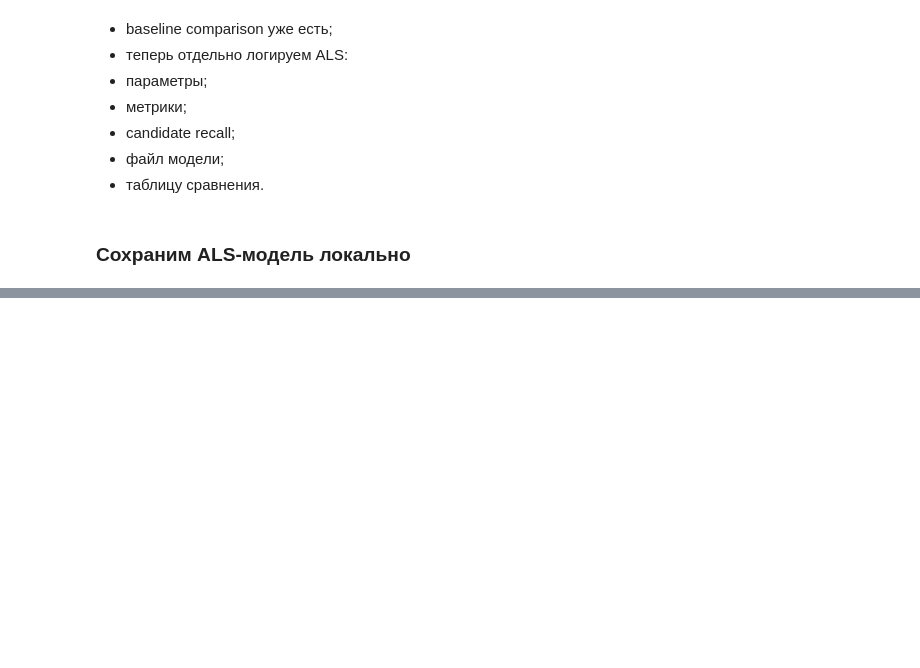
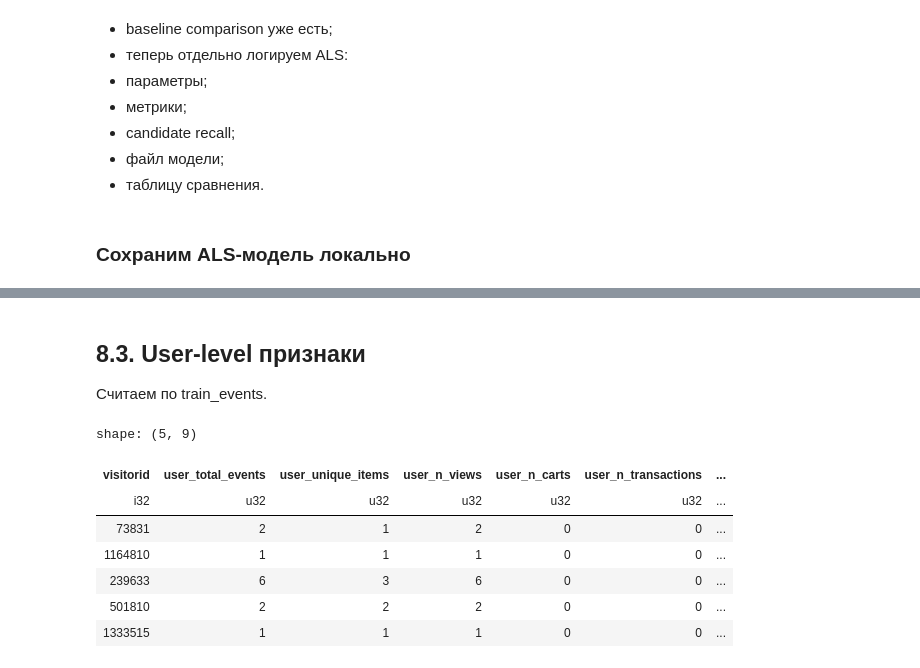
Before and after one commit to Manaam9/ecommerce-recsys, a Jupyter notebook: notebooks/02_modeling.ipynb, the cells around one changed output, grey strips where cells are left out. Cells and saved outputs as stored; diff of their text form; code cells hidden in the pictures; blank space fills up the shorter version.

```diff
--- a/notebooks/02_modeling.ipynb
+++ b/notebooks/02_modeling.ipynb
@@ -1674,0 +1821,39 @@ NameError: name 'joblib' is not defined
+# %% [markdown]
+## 8.3. User-level признаки
+
+Считаем по train_events.
+# %%
+user_features = (
+    train_events.group_by("visitorid")
+    .agg(
+        [
+            pl.len().alias("user_total_events"),
+            pl.col("itemid").n_unique().alias("user_unique_items"),
+            (pl.col("event") == "view").sum().alias("user_n_views"),
+            (pl.col("event") == "addtocart").sum().alias("user_n_carts"),
+            (pl.col("event") == "transaction").sum().alias("user_n_transactions"),
+            pl.col("timestamp_dt").max().alias("user_last_event_dt"),
+        ]
+    )
+    .with_columns(
+        [
+            (pl.col("user_n_carts") / pl.col("user_total_events"))
+            .fill_nan(0)
+            .alias("user_cart_rate"),
+            (pl.col("user_n_transactions") / pl.col("user_total_events"))
+            .fill_nan(0)
+            .alias("user_buy_rate"),
+        ]
+    )
+)
+
+user_features.head()
+# %% [output]
+shape: (5, 9)
+| visitorid | user_total_events | user_unique_items | user_n_views | user_n_carts | user_n_transactions | ... |
+| i32 | u32 | u32 | u32 | u32 | u32 | ... |
+| 73831 | 2 | 1 | 2 | 0 | 0 | ... |
+| 1164810 | 1 | 1 | 1 | 0 | 0 | ... |
+| 239633 | 6 | 3 | 6 | 0 | 0 | ... |
+| 501810 | 2 | 2 | 2 | 0 | 0 | ... |
+| 1333515 | 1 | 1 | 1 | 0 | 0 | ... |
```
Also changed, not shown: parts of 35 cells of this notebook.
